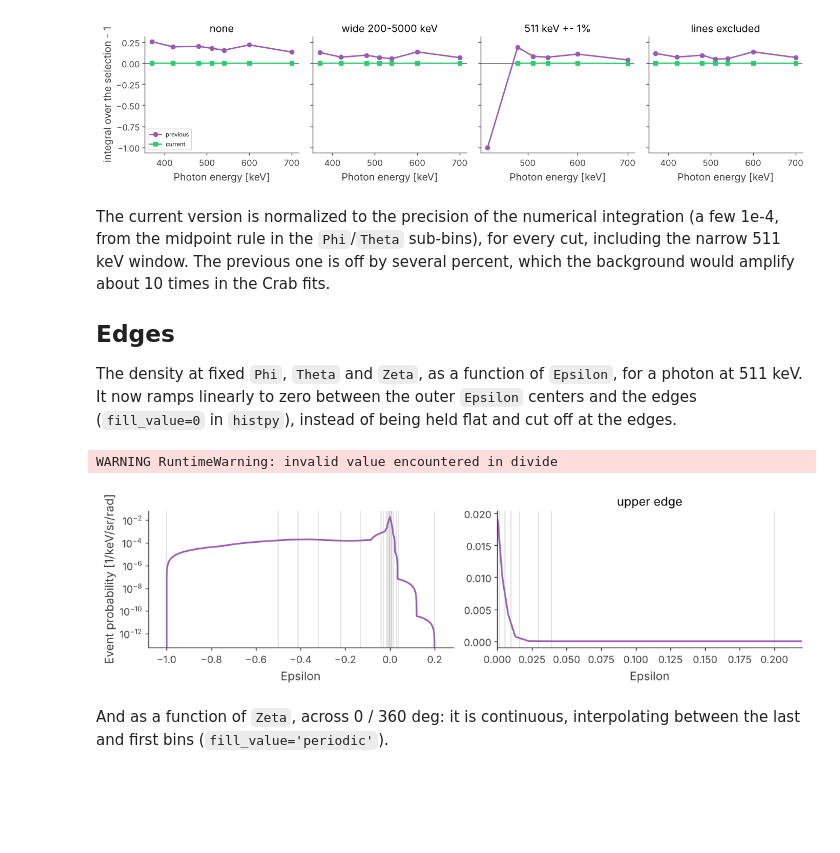
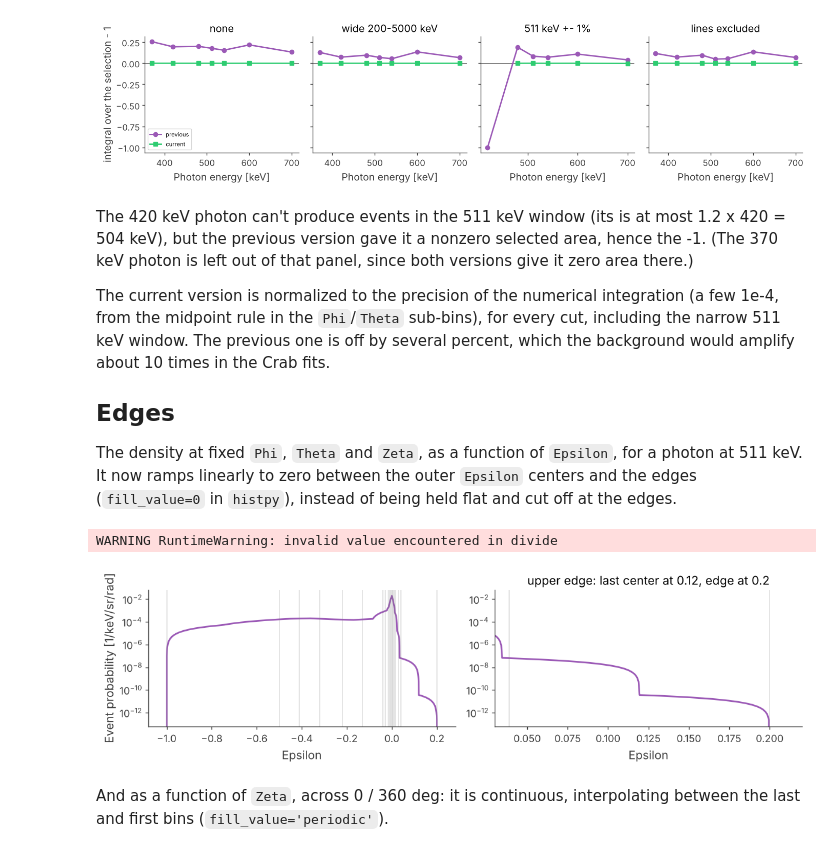
Before and after one commit to israelmcmc-ai/cosipy, a Jupyter notebook: validation/irf_normalization/irf_normalization.ipynb, the cells around one changed output. Cells and saved outputs as stored; diff of their text form; code cells hidden in the pictures; blank space fills up the shorter version.

```diff
--- a/validation/irf_normalization/irf_normalization.ipynb
+++ b/validation/irf_normalization/irf_normalization.ipynb
@@ -322,6 +322,11 @@ fig.tight_layout()
 # %% [output]
 [figure]
 # %% [markdown]
+The 420 keV photon can't produce events in the 511 keV window (its  is at most
+1.2 x 420 = 504 keV), but the previous version gave it a nonzero selected area, hence
+the -1. (The 370 keV photon is left out of that panel, since both versions give it zero
+area there.)
+
 The current version is normalized to the precision of the numerical integration
 (a few 1e-4, from the midpoint rule in the `Phi`/`Theta` sub-bins), for every cut, including the narrow
 511 keV window. The previous one is off by several percent, which the background would
@@ -339,36 +344,37 @@ model = IRFRelativeHistUnpolarized(irf, aeff=aeff, copy=False)
 lon, lat, energy = photon_lon[3], photon_lat[3], 511.
 phi, theta = np.deg2rad(55.), np.deg2rad(2.)
 eps = np.linspace(-1.02, 0.22, 2000)
 zeta = np.deg2rad(100.)
 
 
 def density_at(model, eps, zeta):
     n = np.broadcast(eps, zeta).size
     direction = UnitSphericalRepresentation(lon=np.full(n, lon) * u.rad, lat=np.full(n, lat) * u.rad)
     relcoords = RelativeCDSCoordinates(direction.to_cartesian().xyz, model._pol_convention)
     psichi = UnitSphericalRepresentation.from_cartesian(CartesianRepresentation(
         *RelativeCDSCoordinates.to_cds(relcoords, np.full(n, phi + theta), np.broadcast_to(zeta, n)), unit=u.one))
     photons = photon_list(np.full(n, lon), np.full(n, lat), np.full(n, energy))
     events = event_list(psichi.lon.to_value(u.rad), psichi.lat.to_value(u.rad), np.full(n, phi),
                      energy * (1 + np.broadcast_to(eps, n)))
     return np.asarray(model.event_probability(photons, events))
 
 
 fig, axs = plt.subplots(1, 2, figsize=(12, 3.5))
 axs[0].plot(eps, density_at(model, eps, zeta))
 axs[1].plot(eps, density_at(model, eps, zeta))
-axs[1].set_xlim(0.0, 0.22)
+axs[1].set_xlim(0.03, 0.22)
+axs[1].set_yscale('log')
 for ax in axs:
     for x in model.axes['Epsilon'].edges:
         ax.axvline(x, color='gray', lw=0.3)
     ax.set_xlabel('Epsilon')
 axs[0].set_ylabel('Event probability [1/keV/sr/rad]')
 axs[0].set_yscale('log')
-axs[1].set_title('upper edge')
+axs[1].set_title('upper edge: last center at 0.12, edge at 0.2')
 fig.tight_layout()
 # %% [output]
 WARNING RuntimeWarning: invalid value encountered in divide
-[figure, old version]
+[figure, new version]
 # %% [markdown]
 And as a function of `Zeta`, across 0 / 360 deg: it is continuous, interpolating between
 the last and first bins (`fill_value='periodic'`).
```
Also changed, not shown: parts of 1 cell of this notebook.
